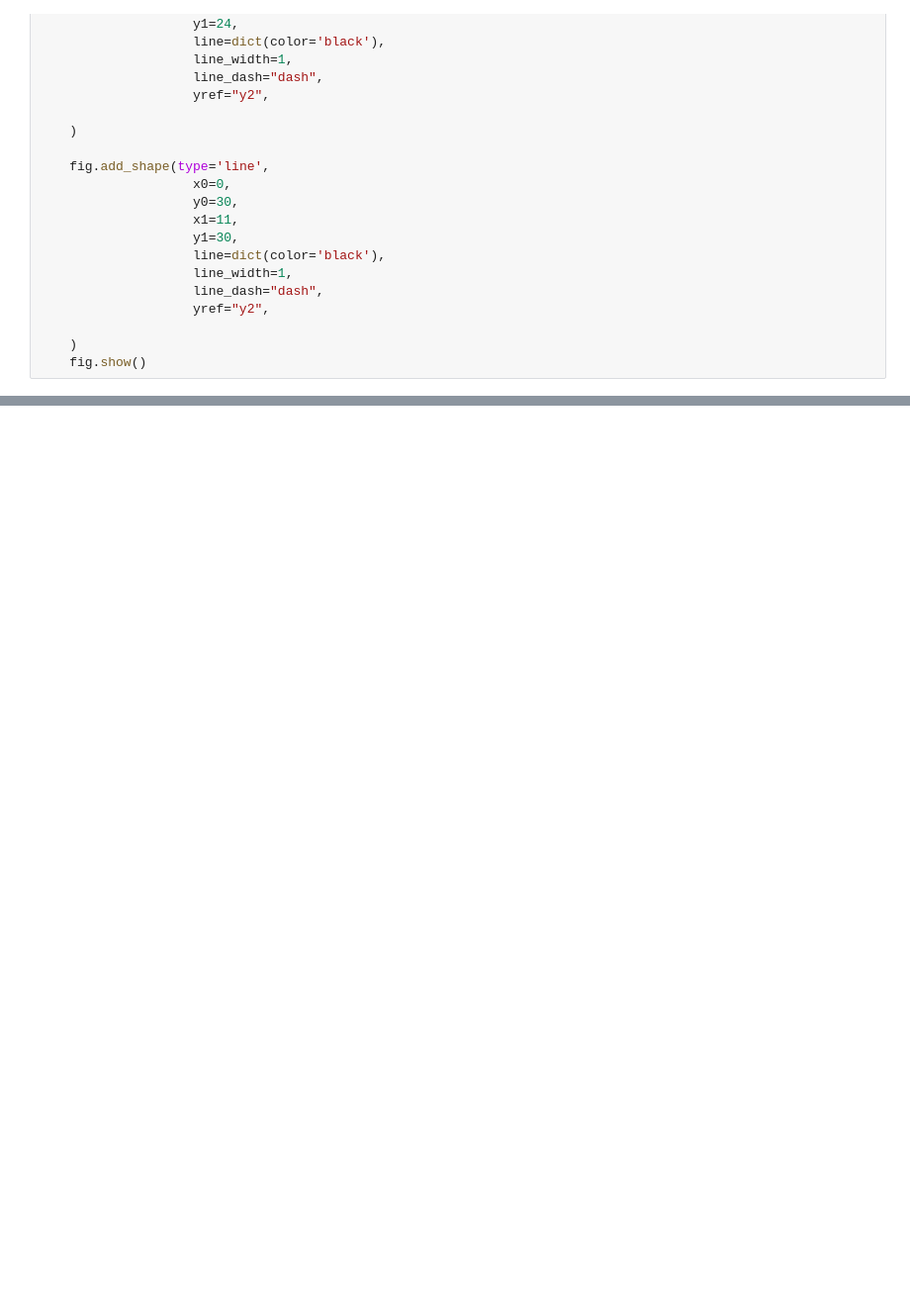
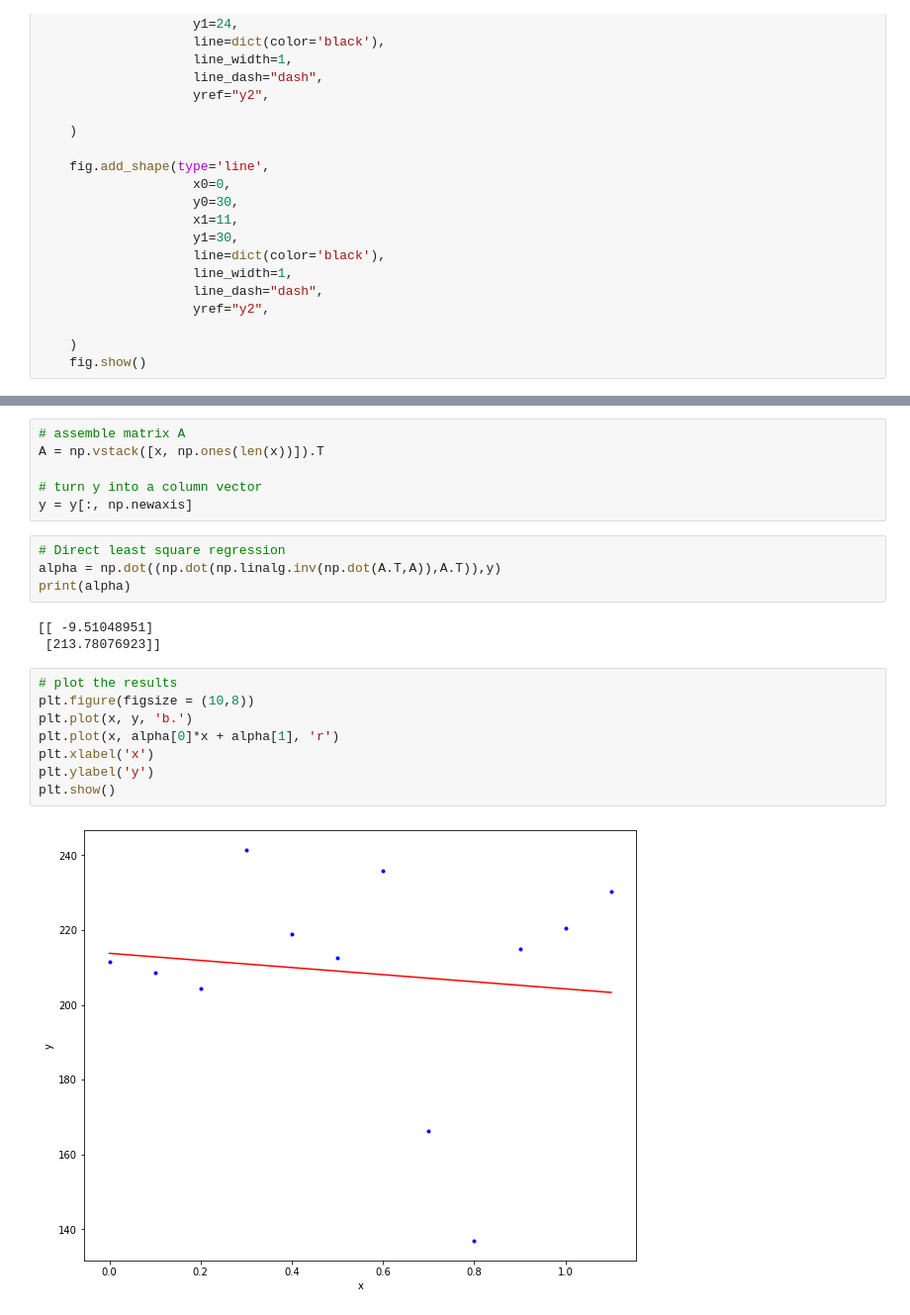
Before and after one commit to CoreDotToday/Mathematical-analysis-and-modeling-for-the-industrial-data-Spring-2023, a Jupyter notebook: Class1. Least Square Method/notebook/데이터불러와서그려보기.ipynb, the cells around one changed output, grey strips where cells are left out. Shown at 99% size. Cells and saved outputs as stored; diff of their text form; blank space fills up the shorter version.

```diff
--- a/Class1. Least Square Method/notebook/데이터불러와서그려보기.ipynb
+++ b/Class1. Least Square Method/notebook/데이터불러와서그려보기.ipynb
@@ -152,0 +222,23 @@ plot_sunshine(df, '울산')
+# %%
+# assemble matrix A
+A = np.vstack([x, np.ones(len(x))]).T
+
+# turn y into a column vector
+y = y[:, np.newaxis]
+# %%
+# Direct least square regression
+alpha = np.dot((np.dot(np.linalg.inv(np.dot(A.T,A)),A.T)),y)
+print(alpha)
+# %% [output]
+[[ -9.51048951]
+ [213.78076923]]
+# %%
+# plot the results
+plt.figure(figsize = (10,8))
+plt.plot(x, y, 'b.')
+plt.plot(x, alpha[0]*x + alpha[1], 'r')
+plt.xlabel('x')
+plt.ylabel('y')
+plt.show()
+# %% [output]
+[figure, added]
```
Also changed, not shown: parts of 22 cells of this notebook.
